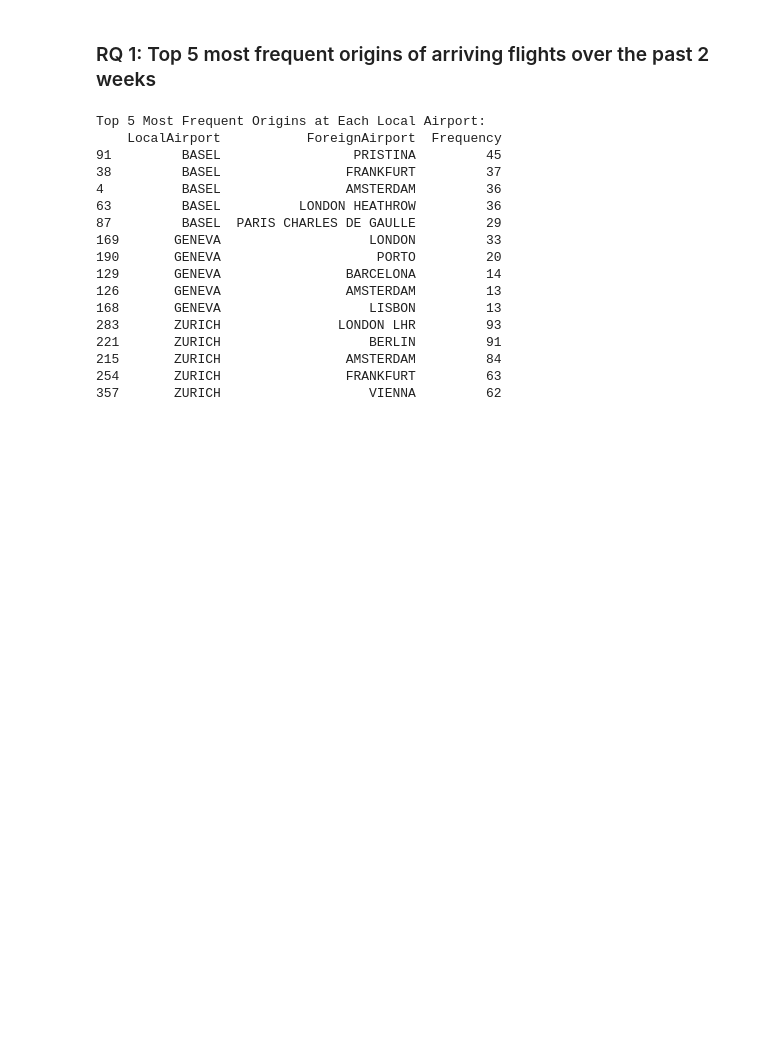
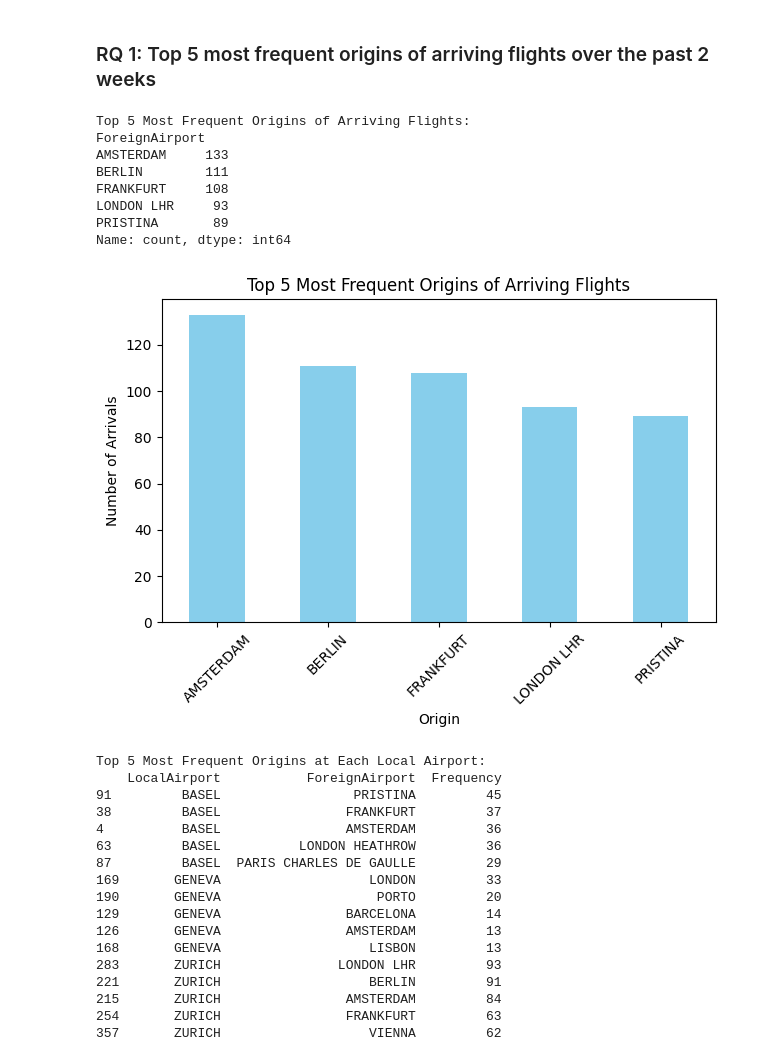
Before and after one commit to mtm-hslu/CIP-Swiss-Airports, a Jupyter notebook: _final_phase/questions_answering.ipynb, the cells around one changed output. Cells and saved outputs as stored; diff of their text form; code cells hidden in the pictures; blank space fills up the shorter version.

```diff
--- a/_final_phase/questions_answering.ipynb
+++ b/_final_phase/questions_answering.ipynb
@@ -85,4 +85,31 @@ df_airports_2w_departures = df_airports_2w[df_airports_2w['Type'] == 'DEPARTURE'
 df_airports_2w_arrivals = df_airports_2w[df_airports_2w['Type'] == 'ARRIVAL']
 # %% [markdown]
 ### RQ 1: Top 5 most frequent origins of arriving flights over the past 2 weeks
+# %%
+### AT ALL AIRPORTS COMBINED ###
+
+# Find the top five most frequent origins
+top_origins = df_airports_2w_arrivals['ForeignAirport'].value_counts().head(5)
+# Display the result
+print("Top 5 Most Frequent Origins of Arriving Flights:")
+print(top_origins)
+
+# Optional: plotting the top origins
+top_origins.plot(kind='bar', color='skyblue')
+plt.title("Top 5 Most Frequent Origins of Arriving Flights")
+plt.xlabel("Origin")
+plt.ylabel("Number of Arrivals")
+plt.xticks(rotation=45)
+plt.tight_layout()
+plt.show()
+# %% [output]
+Top 5 Most Frequent Origins of Arriving Flights:
+ForeignAirport
+AMSTERDAM     133
+BERLIN        111
+FRANKFURT     108
+LONDON LHR     93
+PRISTINA       89
+Name: count, dtype: int64
+[figure, added]
 # %%
```
Also changed, not shown: parts of 3 cells of this notebook.
